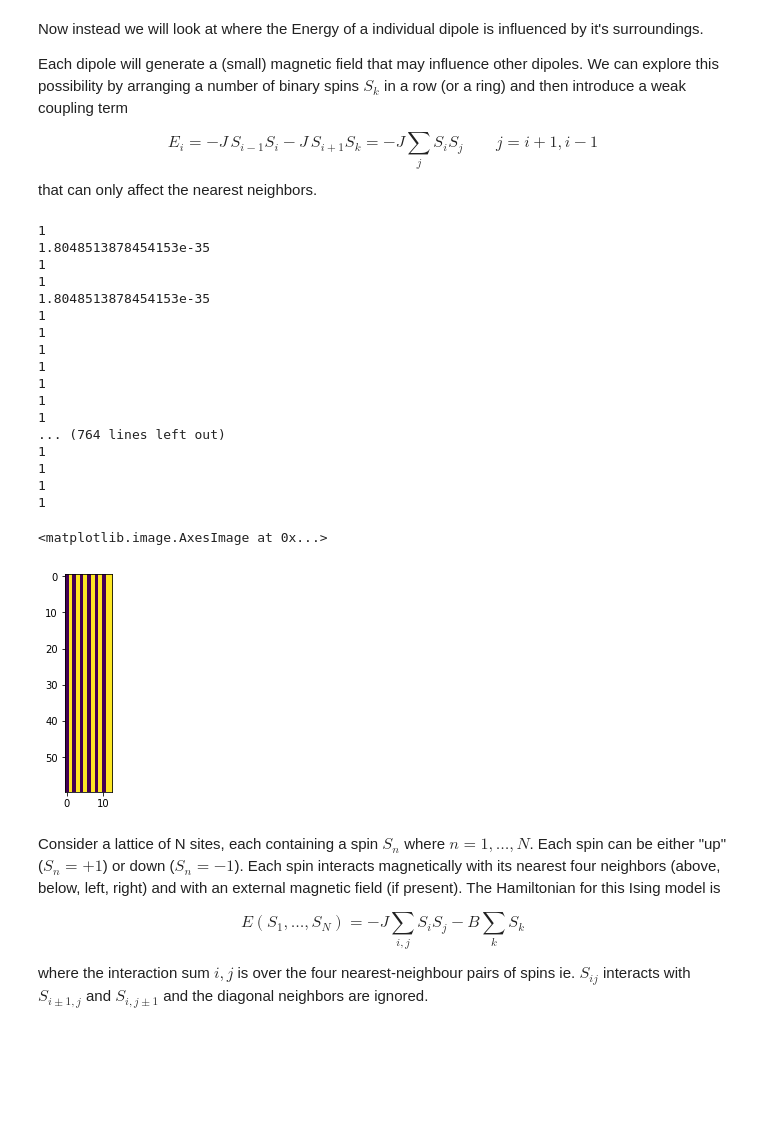
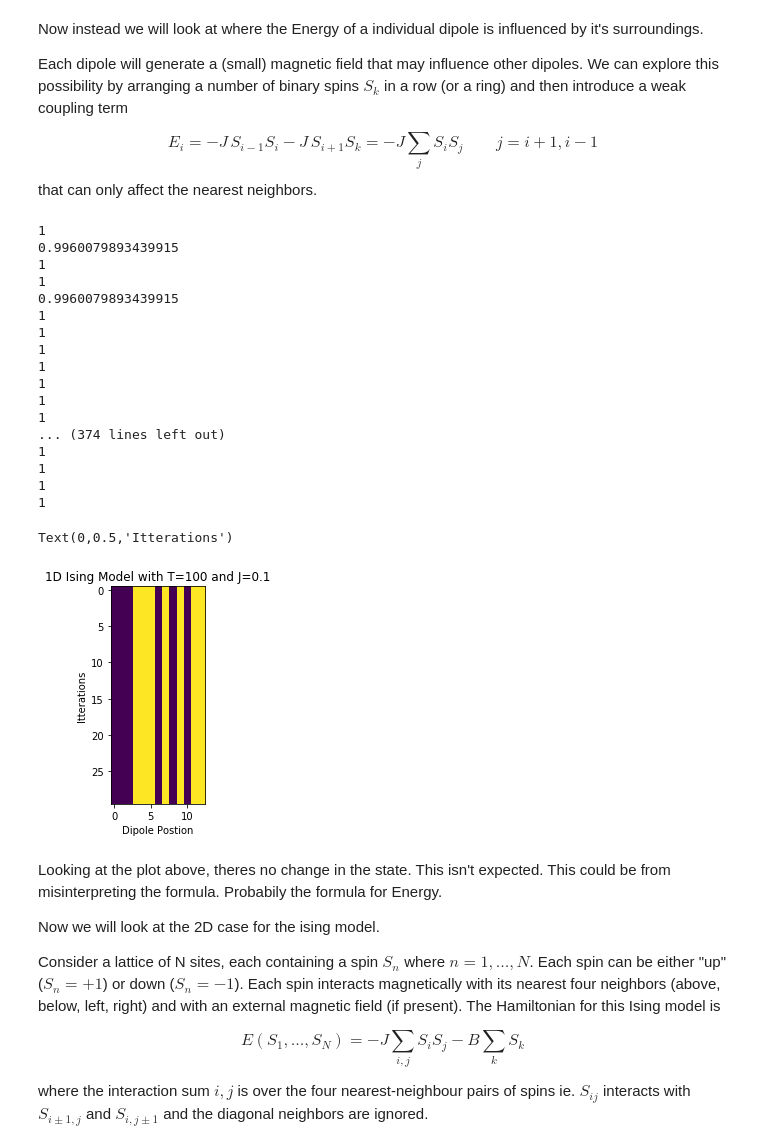
Before and after one commit to kunalnaidu1998/Computational_Physics, a Jupyter notebook: Physics 481/Assignment 4 Kunal Naidu 30020999.ipynb, the cells around one changed output. Drawn from its saved outputs; the diff is of its cells as text; code cells hidden in the pictures; blank space fills up the shorter version.

```diff
--- a/Physics 481/Assignment 4 Kunal Naidu 30020999.ipynb
+++ b/Physics 481/Assignment 4 Kunal Naidu 30020999.ipynb
@@ -419,6 +412,24 @@ that can only affect the nearest neighbors.
 #beta=1/(np.constants.Stephan_Boltzmann*T)
  #   state_i=random_state(N,B,beta)
 def Neighbor_Energy_1D(J,state,position):
+    """
+    Calculates the Energy of Dipole by looking at it's Neighbors
+
+    Parameters
+    ----------
+
+    J: Constant
+
+    state: initail grid
+
+    position: position of dipole
+
+    Returns
+    -------
+
+    E_i= Energy of dipole
+
+    """
     current_state=state[position]
     try:
         s_i=state[position-1]*current_state
@@ -434,6 +445,23 @@ def Neighbor_Energy_1D(J,state,position):
 
 
 def stepper(state_i,T,J):
+    """
+    Steps the State for a 1D ising model
+
+    Parameters
+    ----------
+
+    state_i=intial state
+
+    T: Temperture
+    J: Constant
+
+    Returns
+    -------
+
+    state_f: final state after step
+
+    """
     state_f=[]
     for i in range(len(state_i)):
         e_0=Neighbor_Energy_1D(J,state_i,i)
@@ -454,15 +482,14 @@ def stepper(state_i,T,J):
     return state_f
 # %%
 image=[]
-for i in range(60):
-
-    image.append(stepper([-1,-1,-1,1,1,1,-1,1,-1,1,-1,1,1],100000,2000000))
+for i in range(30):
+    image.append(stepper([-1,-1,-1,1,1,1,-1,1,-1,1,-1,1,1],100,0.1))
 # %% [output]
 1
-1.8048513878454153e-35
+0.9960079893439915
 1
 1
-1.8048513878454153e-35
+0.9960079893439915
 1
 1
 1
@@ -470,17 +497,24 @@ for i in range(60):
 1
 1
 1
-... (764 lines left out)
+... (374 lines left out)
 1
 1
 1
 1
-# %%
-plt.imshow(image)
-# %% [output]
-<matplotlib.image.AxesImage at 0x...>
-[figure, removed]
+# %%
+plt.imshow(image)
+plt.title('1D Ising Model with T=100 and J=0.1')
+plt.xlabel('Dipole Postion')
+plt.ylabel('Itterations')
+# %% [output]
+Text(0,0.5,'Itterations')
+[figure, added]
 # %% [markdown]
+Looking at the plot above, theres no change in the state. This isn't expected. This could be from misinterpreting the formula. Probabily the formula for Energy.
+
+Now we will look at the 2D case for the ising model.
+
 Consider a lattice of N sites, each containing a spin $S_n$ where $n=1,\ldots,N$.  Each spin can be either "up" ($S_n = +1$) or down ($S_n=-1$).  Each spin interacts magnetically with its nearest four neighbors (above, below, left, right) and with an external magnetic field (if present).  The Hamiltonian for this Ising model is
 
 $$ E(S_1,\ldots,S_N) = -J \sum_{i,j} S_i S_j - B \sum_k S_k $$
```
Also changed, not shown: parts of 31 cells of this notebook, 1 other file.
